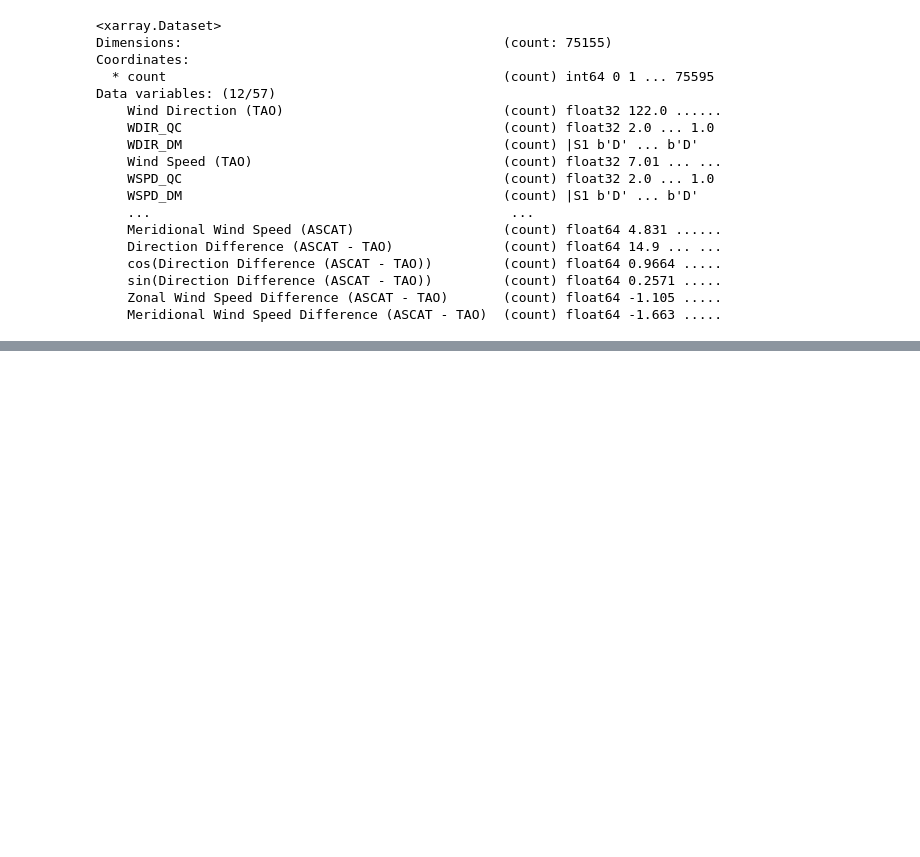
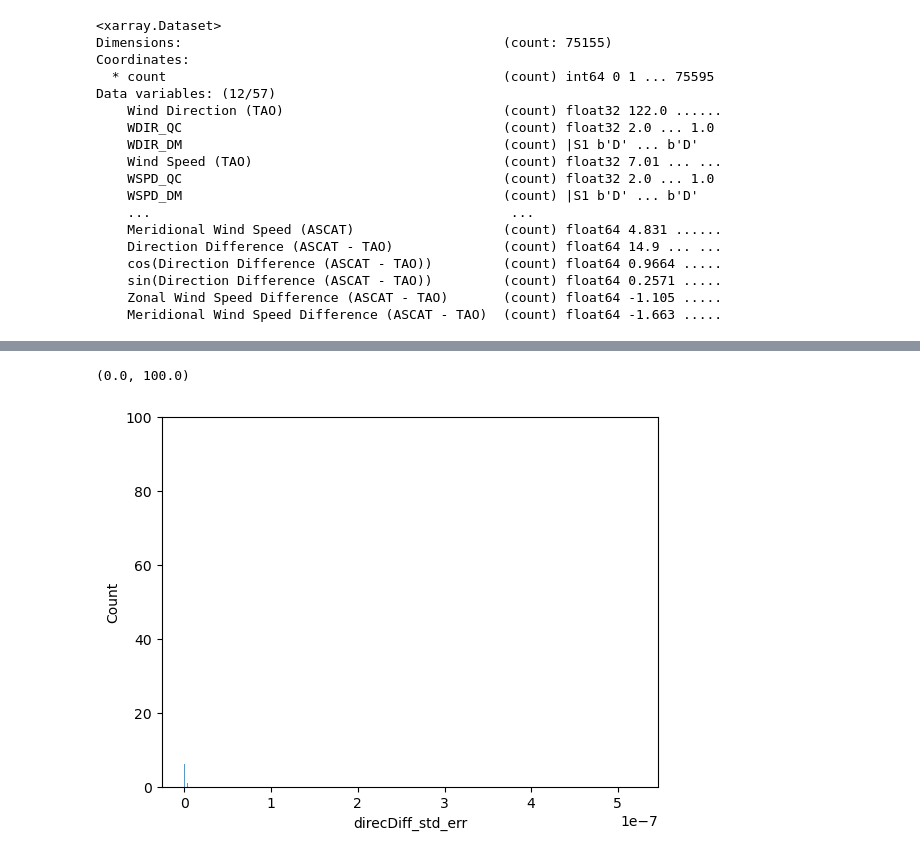
Before and after one commit to raickhr/SatelliteVsBuoyWinds, a Jupyter notebook: plotting2_xarray/siteWiseLinearRegression/siteWiseLinearRegression_withASCAT.ipynb, the cells around one changed output, grey strips where cells are left out. Drawn from its saved outputs; the diff is of its cells as text; code cells hidden in the pictures; blank space fills up the shorter version.

```diff
--- a/plotting2_xarray/siteWiseLinearRegression/siteWiseLinearRegression_withASCAT.ipynb
+++ b/plotting2_xarray/siteWiseLinearRegression/siteWiseLinearRegression_withASCAT.ipynb
@@ -536,6 +536,21 @@ for i in range(ntasks):
     lon = taskList[i][1]
     plotSusanLikeWithCorrectedAngle(df, df_AS, lat, lon, suffix='dryAndGoodWithAngleCorrection')
 # %%
+from scipy.stats import t
+
+def calculate_stdErr_and_pval(x, y, Y, slope):
+    RSS = np.sum((Y - y)**2)
+    deg_of_freedom = len(y)-2
+    sigma_hat_sq = RSS/(deg_of_freedom)
+    std_err = np.sqrt(sigma_hat_sq/(np.sum( (x - np.mean(x))**2)
+                                   ))
+    #print('RSS, std_err', RSS, std_err)
+    print(np.min(x), np.max(x))
+    #print(np.sum( (x - np.mean(x))**2))
+    t_stat = slope/(std_err)
+    p_value = 2 * (1 - t.cdf(abs(t_stat), deg_of_freedom))
+    return std_err, p_value
+
 def getSlopeInterceptOffsetSpeedRatioDirectionDiff(SUBDF, lat, lon):
     subDF = SUBDF.loc[SUBDF['LATITUDE'] == lat]
     subDF = subDF.loc[SUBDF['LONGITUDE'] == (lon+360)%360]
@@ -627,6 +642,9 @@ def getSlopeInterceptOffsetSpeedRatioDirectionDiff(SUBDF, lat, lon):
         speedRatio_slopes.append(slope)
         speedRatio_intercepts.append(intercept)
         speedRatio_offsets.append(np.mean(Y))
+
+        std_err, p_value = calculate_stdErr_and_pval(x[:,0], y[:,0], Y[:,0], slope)
+
         speedRatio_r_value.append(r_value)
         speedRatio_p_value.append(p_value)
         speedRatio_std_err.append(std_err)
@@ -647,6 +665,9 @@ def getSlopeInterceptOffsetSpeedRatioDirectionDiff(SUBDF, lat, lon):
         speedDiff_slopes.append(slope)
         speedDiff_intercepts.append(intercept)
         speedDiff_offsets.append(np.mean(Y))
+
+        std_err, p_value = calculate_stdErr_and_pval(x[:,0], y[:,0], Y[:,0], slope)
+
         speedDiff_r_value.append(r_value)
         speedDiff_p_value.append(p_value)
         speedDiff_std_err.append(std_err)
@@ -734,7 +755,7 @@ def getSlopeInterceptOffsetSpeedRatioDirectionDiff(SUBDF, lat, lon):
                                             'speedDiff_offsets',
                                             'speedDiff_r_value',
                                             'speedDiff_p_value',
-                                            'speedDiff_std_Diff',
+                                            'speedDiff_std_err',
                                             'direcDiff_slopes',
                                             'direcDiff_intercepts',
                                             'direcDiff_offsets',
@@ -1016,0 +1309,7 @@ plt.savefig('pdf_of_slopes_intercepts_from_timeSeries.pdf', dpi=100)
+# %%
+fig, ax = plt.subplots()
+sns.histplot(allDataDFconcated_AS, x = 'direcDiff_std_err', ax = ax)
+ax.set_ylim([0,100])
+# %% [output]
+(0.0, 100.0)
+[figure, added]
```
Also changed, not shown: parts of 5 cells of this notebook, 7 other files.
